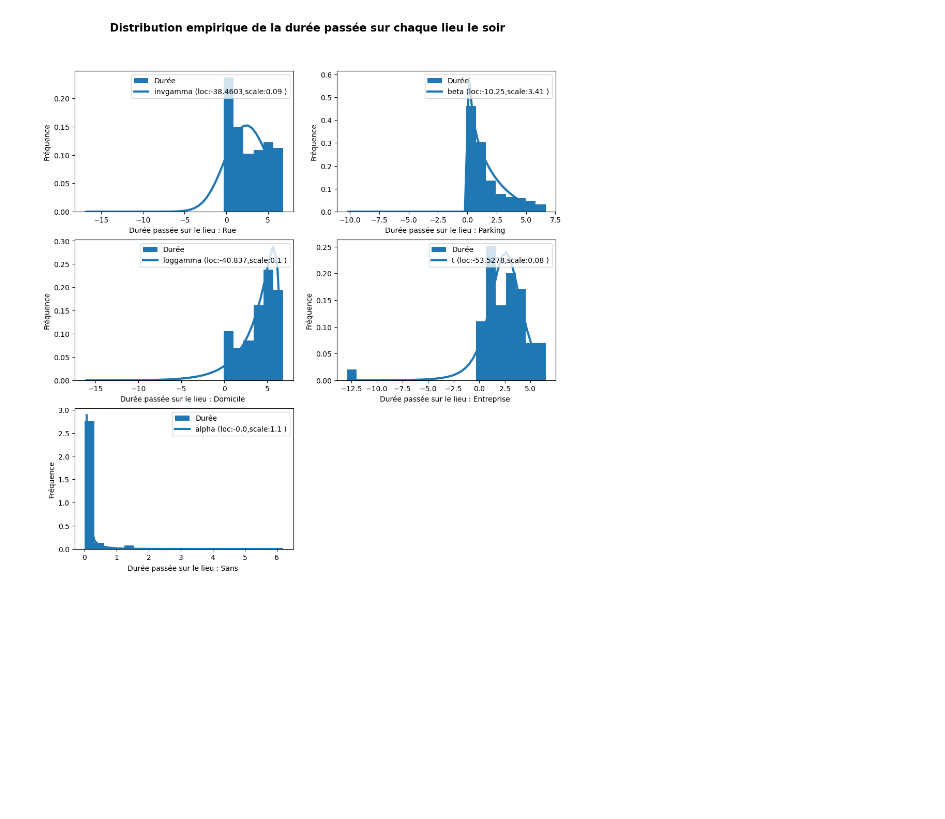
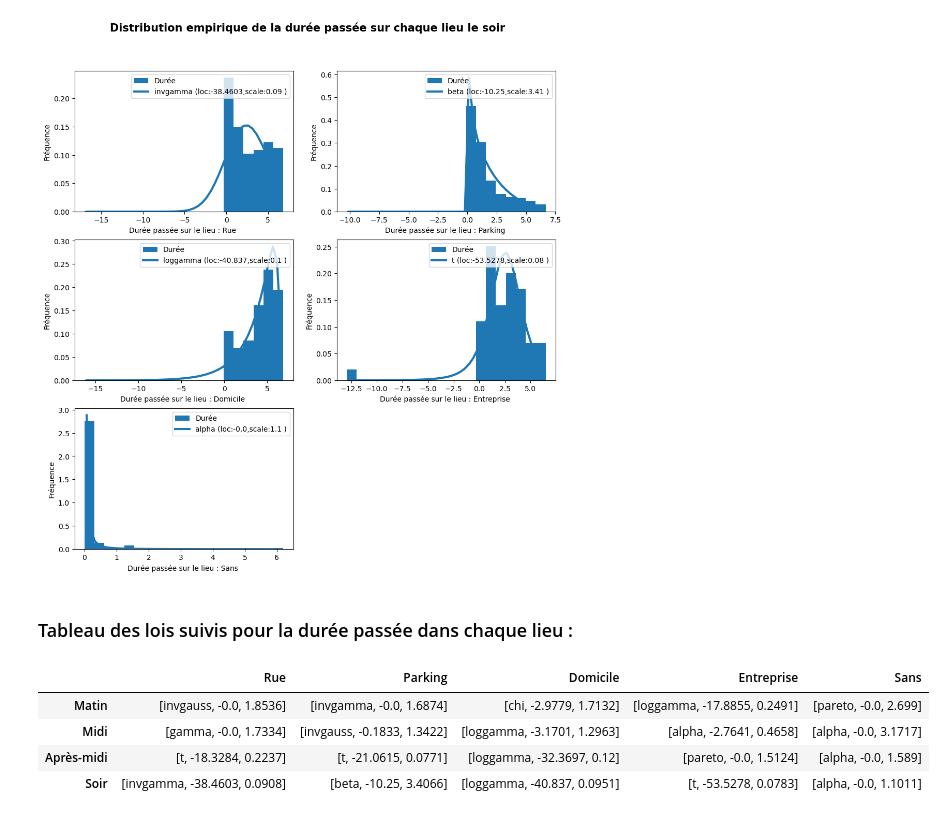
Before and after one commit to kilianguillon/Projet_statapp, a Jupyter notebook: DureeLieu.ipynb, the cells around one changed output. Saved outputs shown, nothing was run; the diff lists cells and outputs as text; code cells hidden in the pictures; blank space fills up the shorter version.

Commit message:
Tableau de lois de durée suivies

```diff
--- a/DureeLieu.ipynb
+++ b/DureeLieu.ipynb
@@ -288,6 +327,7 @@ Text(0.5, 0.95, 'Distribution empirique de la durée passée sur chaque lieu le
 [figure]
 # %%
 fig, ax = plt.subplots(3, 2, figsize=(12, 12))
+lois_duree_am=[]
 i=0
 j=0
 for lieu in list(set(emp_df["Lieu_Arrivee"])):
@@ -324,6 +364,7 @@ for lieu in list(set(emp_df["Lieu_Arrivee"])):
     		best_arg = arg
     		best_name = name
 
+    lois_duree_am.append([best_name,round(loc,4),round(scale,4)])
     ax[i][j].plot(x,best_pdf,label=best_name+" (loc:"+str(round(loc,4))+",scale:"+str(round(scale,2))+" )", linewidth=3)
     ax[i][j].legend(loc='upper right')
     #ax[i][j].title("Durée passée sur le lieu "+lieu+" le matin :")
@@ -343,6 +384,7 @@ Text(0.5, 0.95, "Distribution empirique de la durée passée sur chaque lieu l'a
 [figure]
 # %%
 fig, ax = plt.subplots(3, 2, figsize=(12, 12))
+lois_duree_soir=[]
 i=0
 j=0
 for lieu in list(set(emp_df["Lieu_Arrivee"])):
@@ -378,7 +420,7 @@ for lieu in list(set(emp_df["Lieu_Arrivee"])):
     		best_scale = scale
     		best_arg = arg
     		best_name = name
-
+    lois_duree_soir.append([best_name,round(loc,4),round(scale,4)])
     ax[i][j].plot(x,best_pdf,label=best_name+" (loc:"+str(round(loc,4))+",scale:"+str(round(scale,2))+" )", linewidth=3)
     ax[i][j].legend(loc='upper right')
     #ax[i][j].title("Durée passée sur le lieu "+lieu+" le matin :")
@@ -400,3 +442,20 @@ fig.suptitle("Distribution empirique de la durée passée sur chaque lieu le soi
   a, b = optimize.fsolve(func, (1.0, 1.0))
 Text(0.5, 0.95, 'Distribution empirique de la durée passée sur chaque lieu le soir')
 [figure]
+# %% [markdown]
+### Tableau des lois suivis pour la durée passée dans chaque lieu :
+# %%
+lois_duree_df=pd.DataFrame(index=["Matin","Midi","Après-midi","Soir"],columns=list(set(emp_df["Lieu_Arrivee"])))
+# %%
+lois_duree_df.loc["Matin"]=lois_duree_matin
+lois_duree_df.loc["Midi"]=lois_duree_midi
+lois_duree_df.loc["Après-midi"]=lois_duree_am
+lois_duree_df.loc["Soir"]=lois_duree_soir
+# %%
+lois_duree_df
+# %% [output]
+|  | Rue | Parking | Domicile | Entreprise | Sans |
+| Matin | [invgauss, -0.0, 1.8536] | [invgamma, -0.0, 1.6874] | [chi, -2.9779, 1.7132] | [loggamma, -17.8855, 0.2491] | [pareto, -0.0, 2.699] |
+| Midi | [gamma, -0.0, 1.7334] | [invgauss, -0.1833, 1.3422] | [loggamma, -3.1701, 1.2963] | [alpha, -2.7641, 0.4658] | [alpha, -0.0, 3.1717] |
+| Après-midi | [t, -18.3284, 0.2237] | [t, -21.0615, 0.0771] | [loggamma, -32.3697, 0.12] | [pareto, -0.0, 1.5124] | [alpha, -0.0, 1.589] |
+| Soir | [invgamma, -38.4603, 0.0908] | [beta, -10.25, 3.4066] | [loggamma, -40.837, 0.0951] | [t, -53.5278, 0.0783] | [alpha, -0.0, 1.1011] |
```
Also changed, not shown: parts of 7 cells of this notebook.
